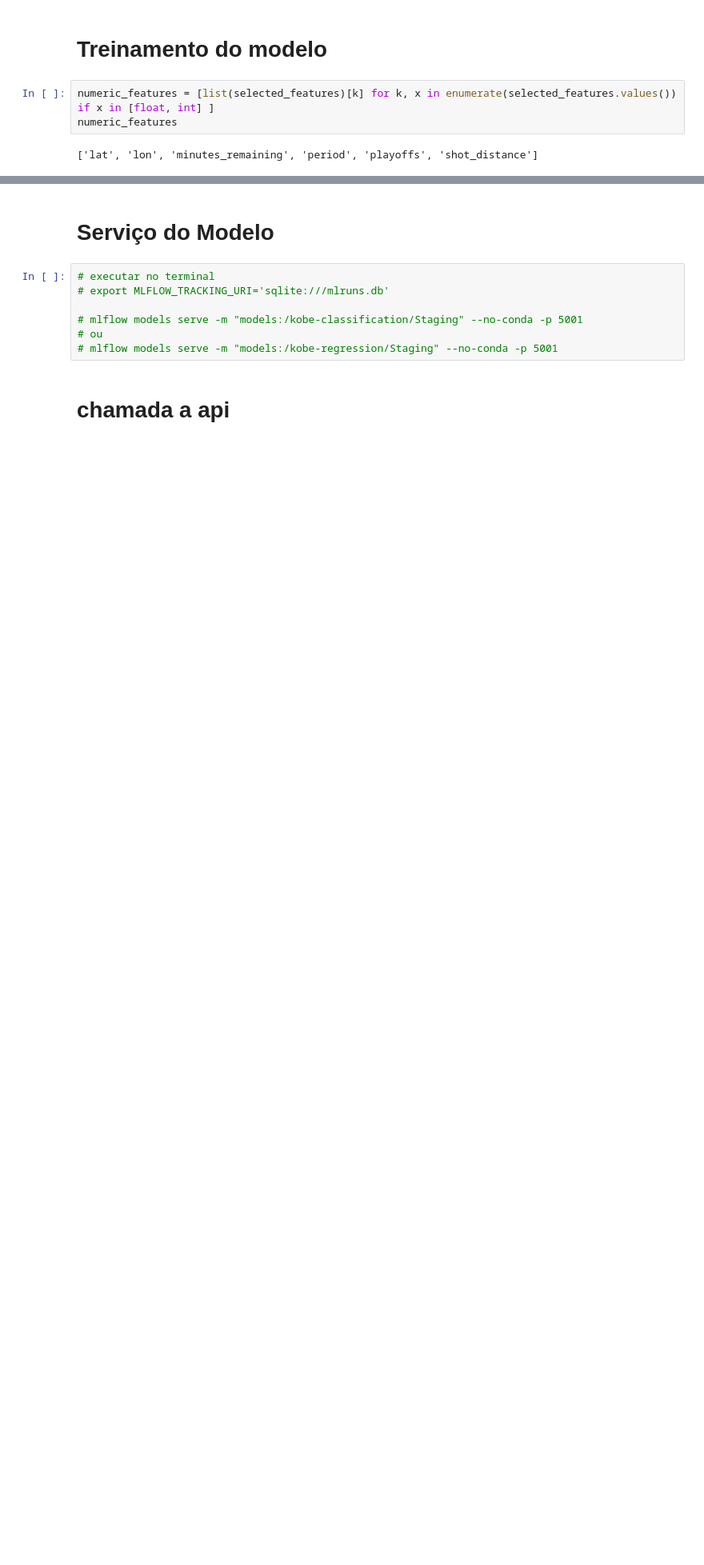
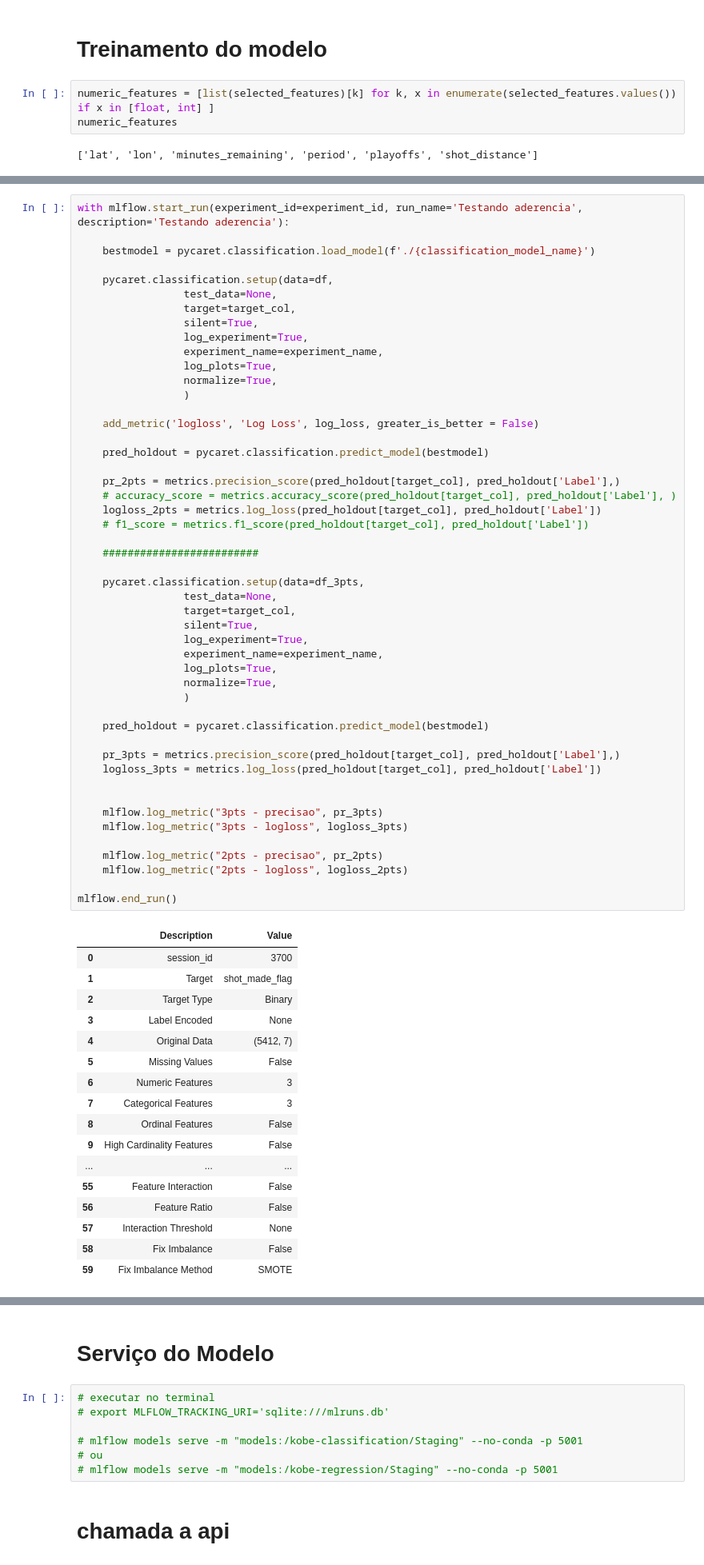
Before and after one commit to Vitor-Roma/eng_ml, a Jupyter notebook: Code/kobe.ipynb, the cells around one changed output, grey strips where cells are left out. Shown at 80% size. Cells and saved outputs as stored; diff of their text form; blank space fills up the shorter version.

```diff
--- a/Code/kobe.ipynb
+++ b/Code/kobe.ipynb
@@ -237,0 +233,67 @@ Created version '5' of model 'kobe-classification'.
+# %%
+with mlflow.start_run(experiment_id=experiment_id, run_name='Testando aderencia', description='Testando aderencia'):
+
+    bestmodel = pycaret.classification.load_model(f'./{classification_model_name}')
+
+    pycaret.classification.setup(data=df,
+                 test_data=None,
+                 target=target_col,
+                 silent=True,
+                 log_experiment=True,
+                 experiment_name=experiment_name,
+                 log_plots=True,
+                 normalize=True,
+                 )
+
+    add_metric('logloss', 'Log Loss', log_loss, greater_is_better = False)
+
+    pred_holdout = pycaret.classification.predict_model(bestmodel)
+
+    pr_2pts = metrics.precision_score(pred_holdout[target_col], pred_holdout['Label'],)
+    # accuracy_score = metrics.accuracy_score(pred_holdout[target_col], pred_holdout['Label'], )
+    logloss_2pts = metrics.log_loss(pred_holdout[target_col], pred_holdout['Label'])
+    # f1_score = metrics.f1_score(pred_holdout[target_col], pred_holdout['Label'])
+
+    #########################
+
+    pycaret.classification.setup(data=df_3pts,
+                 test_data=None,
+                 target=target_col,
+                 silent=True,
+                 log_experiment=True,
+                 experiment_name=experiment_name,
+                 log_plots=True,
+                 normalize=True,
+                 )
+
+    pred_holdout = pycaret.classification.predict_model(bestmodel)
+
+    pr_3pts = metrics.precision_score(pred_holdout[target_col], pred_holdout['Label'],)
+    logloss_3pts = metrics.log_loss(pred_holdout[target_col], pred_holdout['Label'])
+
+
+    mlflow.log_metric("3pts - precisao", pr_3pts)
+    mlflow.log_metric("3pts - logloss", logloss_3pts)
+
+    mlflow.log_metric("2pts - precisao", pr_2pts)
+    mlflow.log_metric("2pts - logloss", logloss_2pts)
+
+mlflow.end_run()
+# %% [output]
+|  | Description | Value |
+| 0 | session_id | 3700 |
+| 1 | Target | shot_made_flag |
+| 2 | Target Type | Binary |
+| 3 | Label Encoded | None |
+| 4 | Original Data | (5412, 7) |
+| 5 | Missing Values | False |
+| 6 | Numeric Features | 3 |
+| 7 | Categorical Features | 3 |
+| 8 | Ordinal Features | False |
+| 9 | High Cardinality Features | False |
+| ... | ... | ... |
+| 55 | Feature Interaction | False |
+| 56 | Feature Ratio | False |
+| 57 | Interaction Threshold | None |
+| 58 | Fix Imbalance | False |
+| 59 | Fix Imbalance Method | SMOTE |
```
Also changed, not shown: parts of 4 cells of this notebook, 3 other files.
